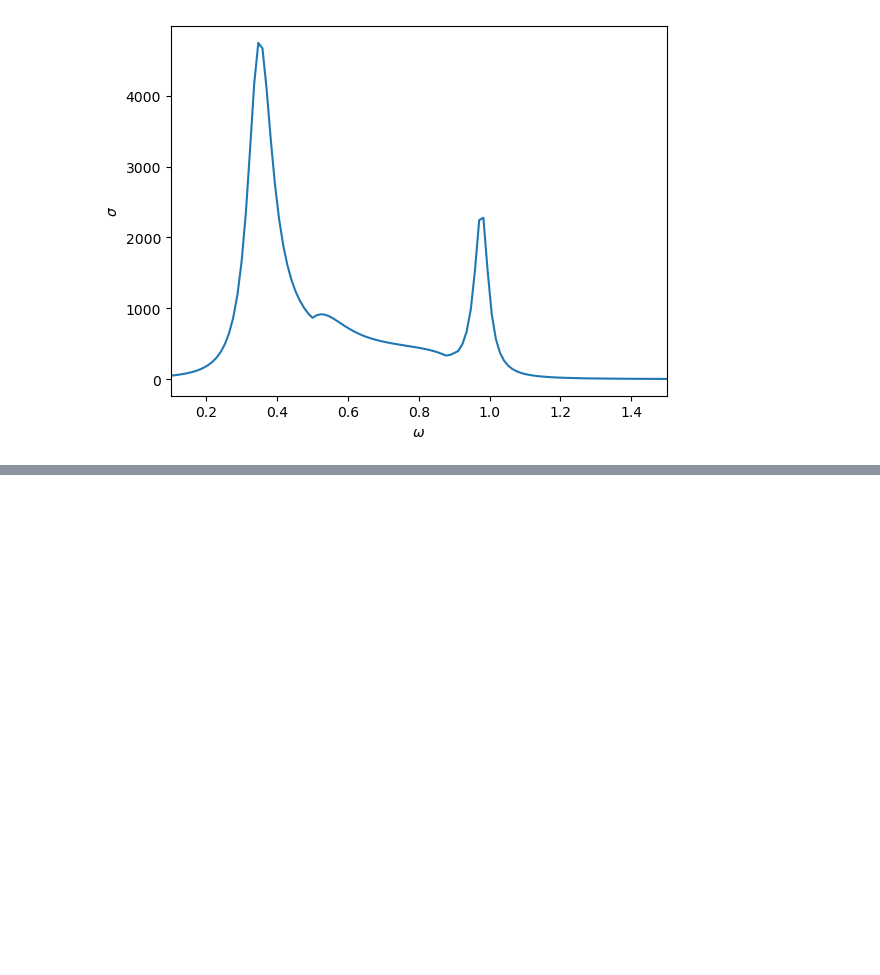
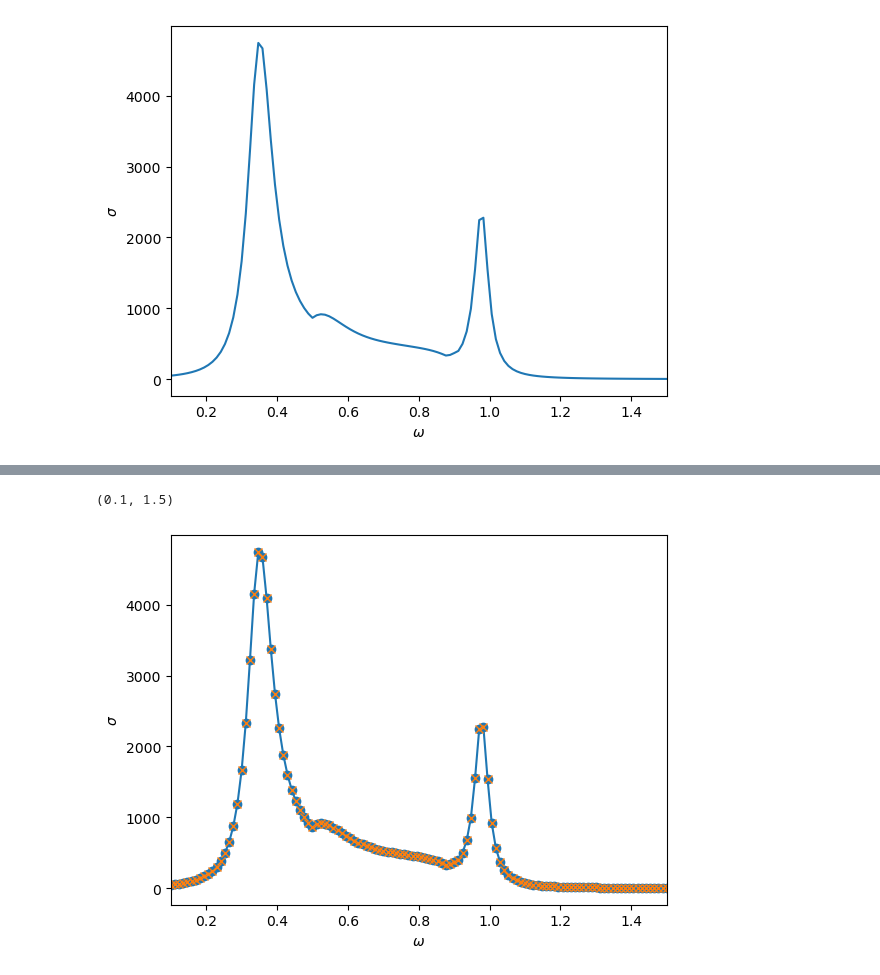
Before and after one commit to DedalusProject/dedalus, a Jupyter notebook: tmp/LBVP_example.ipynb, the cells around one changed output, grey strips where cells are left out. Cells and saved outputs as stored; diff of their text form; code cells hidden in the pictures; blank space fills up the shorter version.

Commit message:
Update temp. example to include example with adjoint convert

```diff
--- a/tmp/LBVP_example.ipynb
+++ b/tmp/LBVP_example.ipynb
@@ -255,0 +341,6 @@ plt.xlim([omegas[0],omegas[-1]])
+# %%
+# Solver
+solver = problem.build_solver()
+# Check fu has the different bases so adjoint connvert needed
+print(fu.domain.bases[0])
+print(solver.F[0].domain.bases[0])
@@ -255,0 +428,10 @@ plt.xlim([omegas[0],omegas[-1]])
+# %%
+%%time
+omegas = np.linspace(0.1,1.5,120)
+gains2 = []
+for omega_v in omegas:
+    omega['g'] = omega_v
+    solver = problem.build_solver()
+    sol = optimize.minimize(directAdjointLoopGridConvert,forcing,method='L-BFGS-B',jac=True)
+    gains2.append(sol.fun)
+gains2 = -np.array(gains2)
@@ -255,0 +456,9 @@ plt.xlim([omegas[0],omegas[-1]])
+# %%
+plt.plot(omegas,gains,'-o')
+plt.plot(omegas,gains2,'x')
+plt.xlabel(r'$\omega$')
+plt.ylabel(r'$\sigma$')
+plt.xlim([omegas[0],omegas[-1]])
+# %% [output]
+(0.1, 1.5)
+[figure, added]
```
Also changed, not shown: parts of 10 cells of this notebook.
